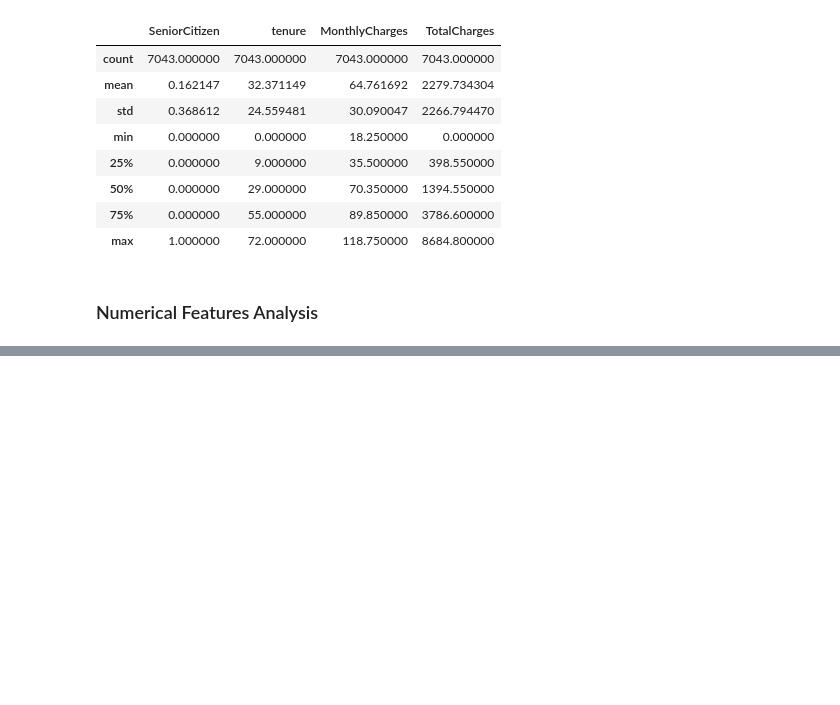
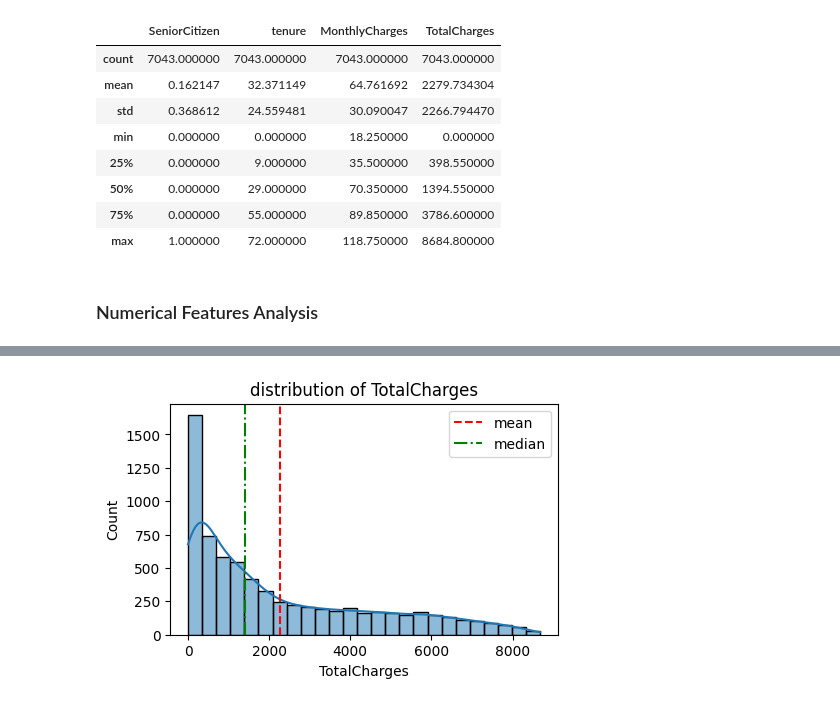
Before and after one commit to Harsh-Yadav-664/customer-churn-prediction, a Jupyter notebook: main.ipynb, the cells around one changed output, grey strips where cells are left out. Drawn from its saved outputs; the diff is of its cells as text; code cells hidden in the pictures; blank space fills up the shorter version.

```diff
--- a/main.ipynb
+++ b/main.ipynb
@@ -188,0 +213,4 @@ df.describe()
+# %%
+plot_hist(df,"TotalCharges")
+# %% [output]
+[figure, added]
```
Also changed, not shown: parts of 9 cells of this notebook.
